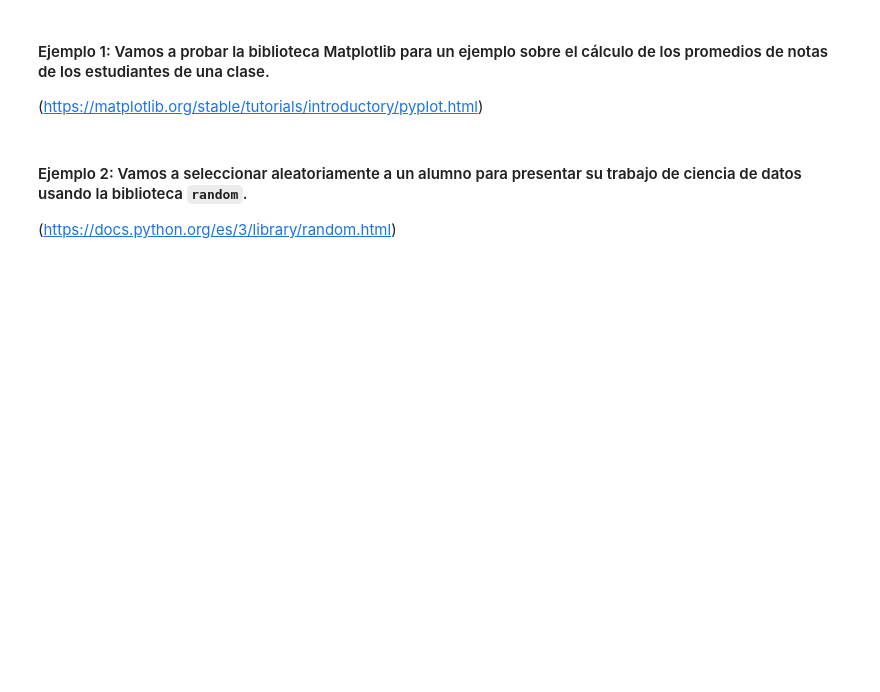
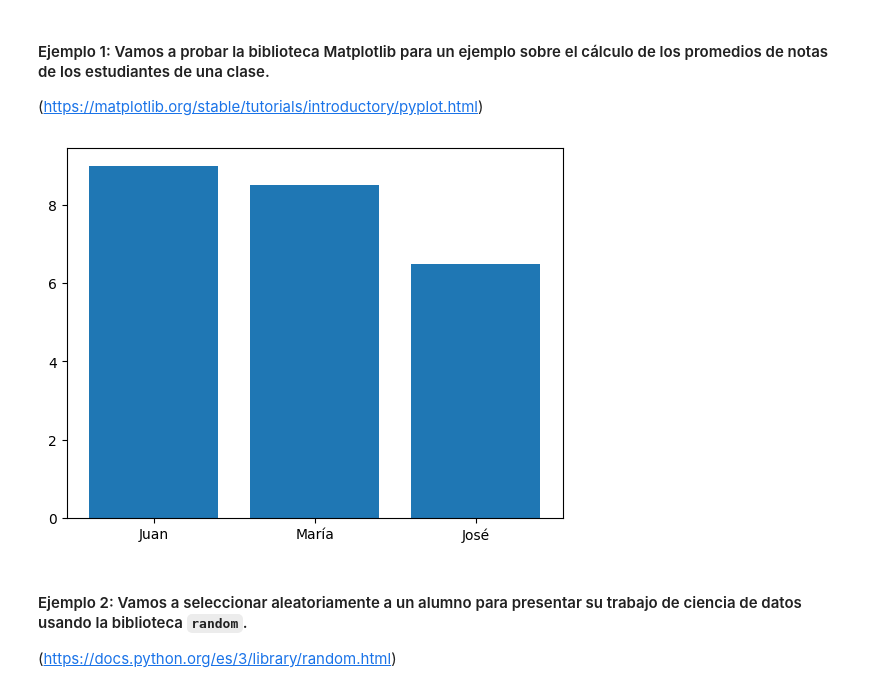
Before and after one commit to DiegoBecerra-lab/probando-python, a Jupyter notebook: python_para_data_science.ipynb, the cells around one changed output. Cells and saved outputs as stored; diff of their text form; code cells hidden in the pictures; blank space fills up the shorter version.

```diff
--- a/python_para_data_science.ipynb
+++ b/python_para_data_science.ipynb
@@ -31,3 +55,11 @@ Existe también PYPI que es un repositorio de bibliotecas Python que contiene la
+# %%
+estudiantes= ['Juan', 'María', 'José']
+notas= [9, 8.5, 6.5]
+# %%
+plt.bar(estudiantes, notas)
+plt.show()
+# %% [output]
+[figure, added]
 # %% [markdown]
 #### Ejemplo 2: Vamos a seleccionar aleatoriamente a un alumno para presentar su trabajo de ciencia de datos usando la biblioteca `random`.
 
```
Also changed, not shown: parts of 19 cells of this notebook.
